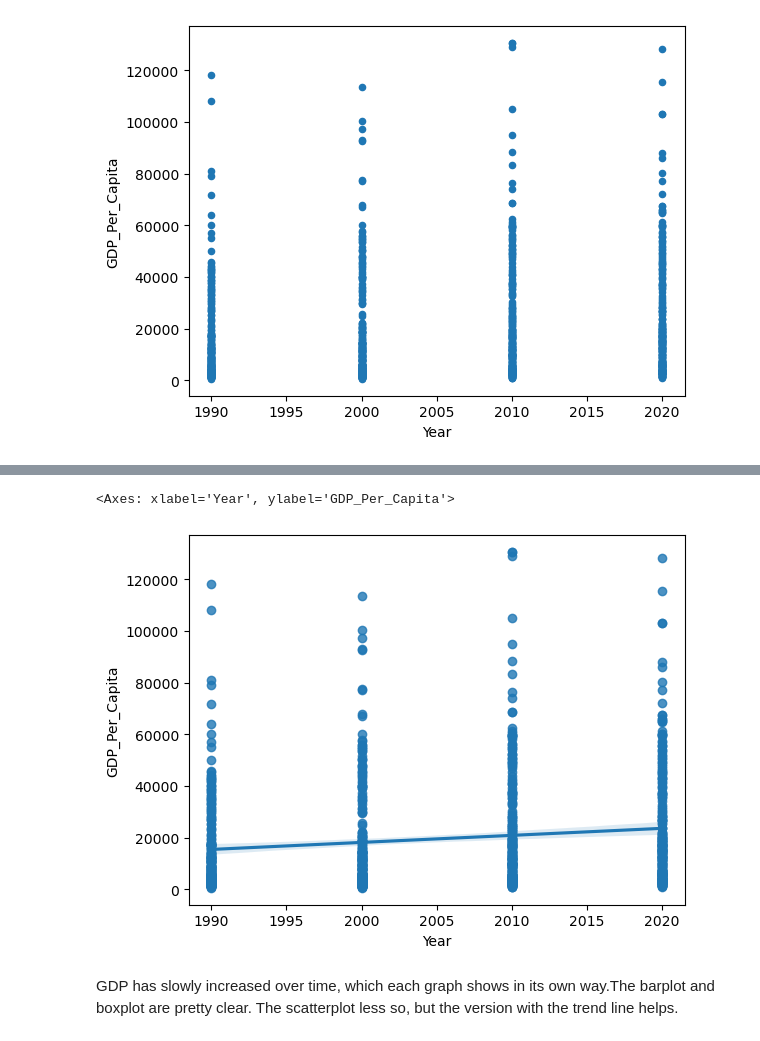
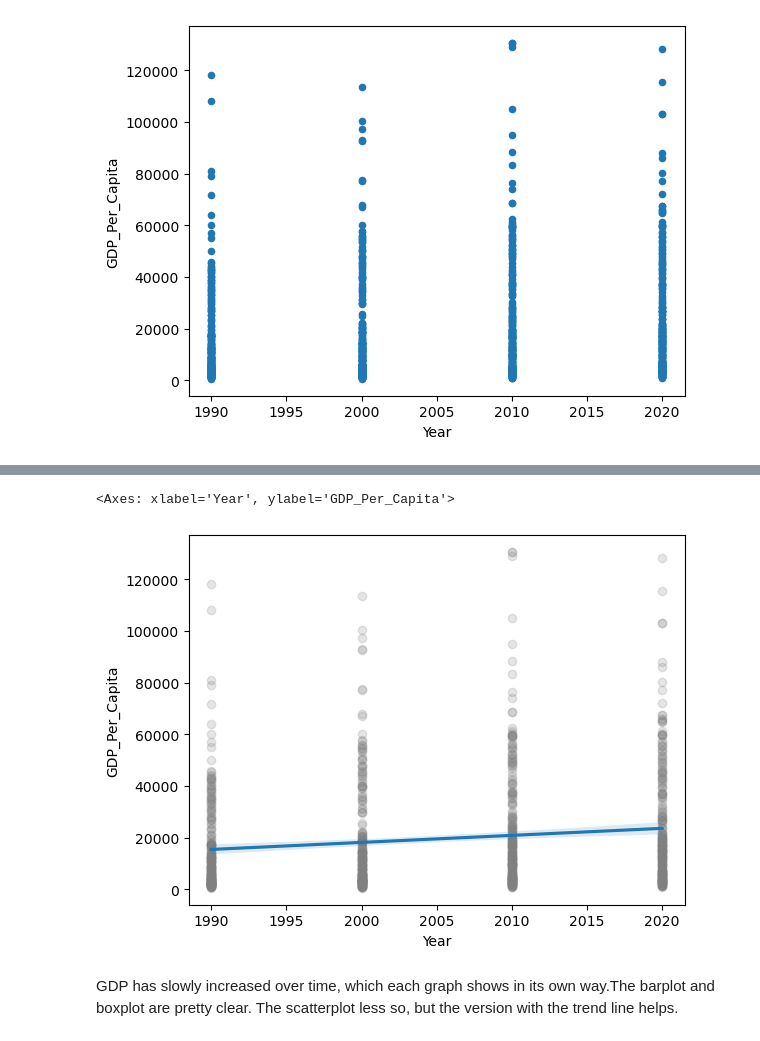
Before and after one commit to NSS-Full-Time-Data-Analytics-16/un-project-dzapata915, a Jupyter notebook: notebooks/un_project.ipynb, the cells around one changed output, grey strips where cells are left out. Cells and saved outputs as stored; diff of their text form; code cells hidden in the pictures.

```diff
--- a/notebooks/un_project.ipynb
+++ b/notebooks/un_project.ipynb
@@ -316,8 +353,9 @@ gdp_decades.plot(kind='scatter', x='Year', y='GDP_Per_Capita')
 # %%
-sns.regplot(x=gdp_decades['Year'], y=gdp_decades['GDP_Per_Capita'])
+sns.regplot(data=gdp_decades, x='Year', y='GDP_Per_Capita',
+            scatter_kws = {'color' : 'grey' , 'alpha' : 0.2})
 # %% [output]
 <Axes: xlabel='Year', ylabel='GDP_Per_Capita'>
-[figure, old version]
+[figure, new version]
 # %% [markdown]
 GDP has slowly increased over time, which each graph shows in its own way.The barplot and boxplot are pretty clear. The scatterplot less so, but the version with the trend line helps.
 # %% [markdown]
```
Also changed, not shown: parts of 48 cells of this notebook.
